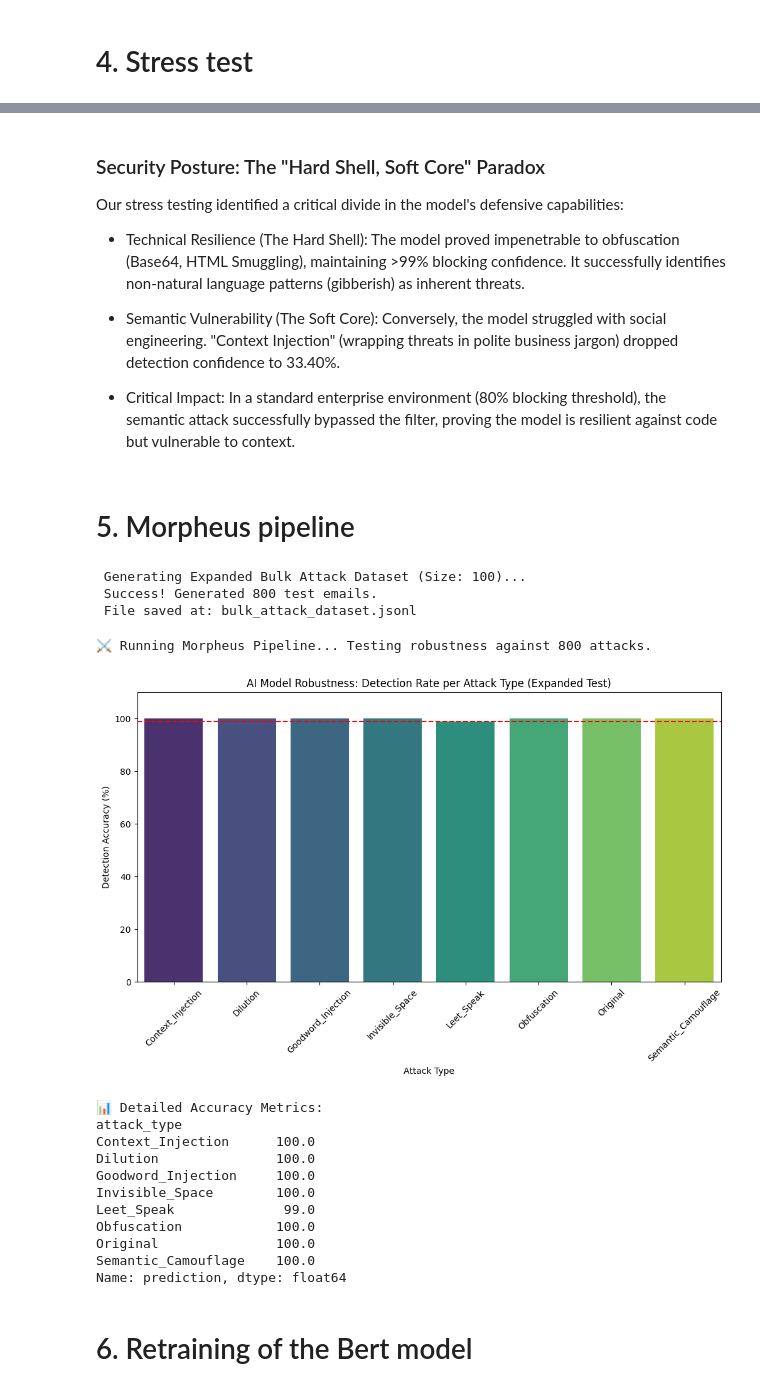
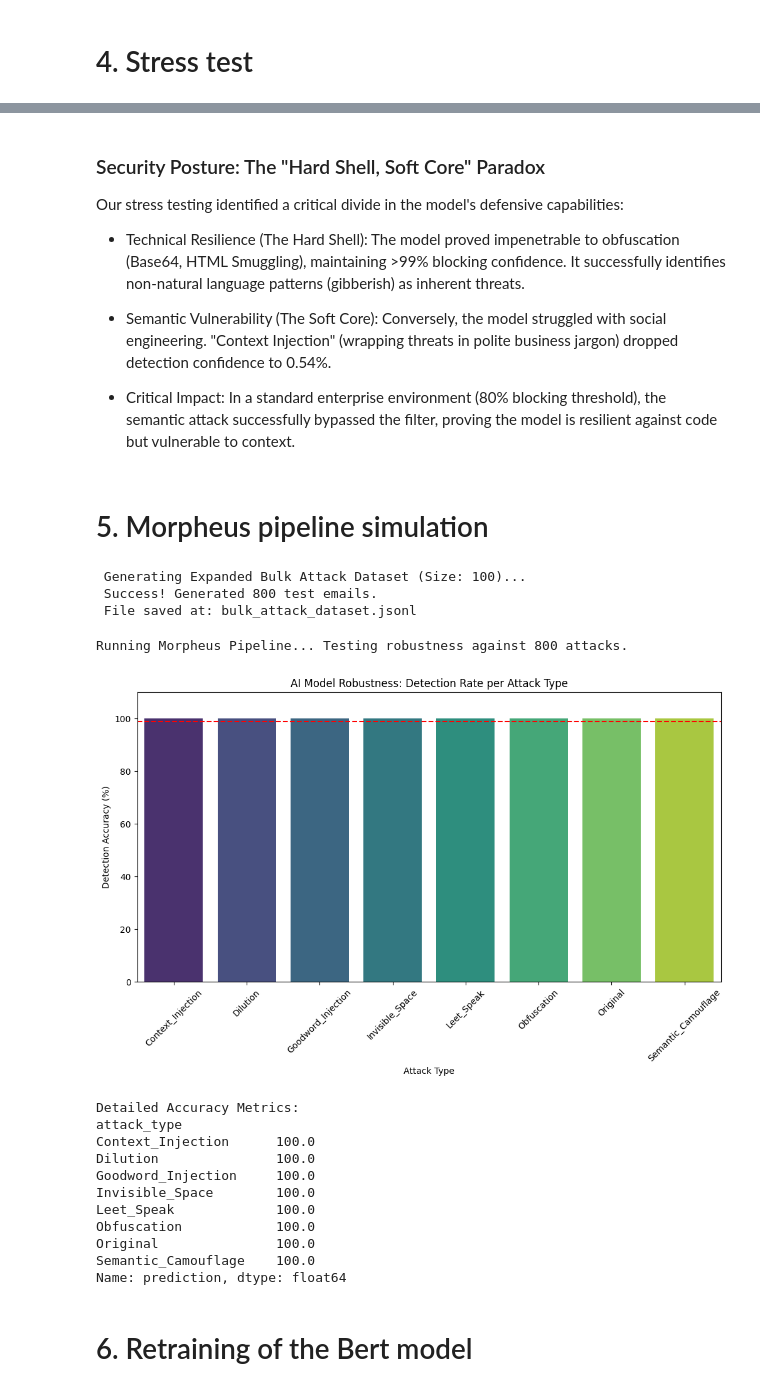
Before and after one commit to ItsBarMor/AI-Driven-Cybersecurity, a Jupyter notebook: notebook.ipynb, the cells around one changed output, grey strips where cells are left out. Cells and saved outputs as stored; diff of their text form; code cells hidden in the pictures.

```diff
--- a/notebook.ipynb
+++ b/notebook.ipynb
@@ -740,11 +702,11 @@ Our stress testing identified a critical divide in the model's defensive capabil
 
 * Technical Resilience (The Hard Shell): The model proved impenetrable to obfuscation (Base64, HTML Smuggling), maintaining >99% blocking confidence. It successfully identifies non-natural language patterns (gibberish) as inherent threats.
 
-* Semantic Vulnerability (The Soft Core): Conversely, the model struggled with social engineering. "Context Injection" (wrapping threats in polite business jargon) dropped detection confidence to 33.40%.
+* Semantic Vulnerability (The Soft Core): Conversely, the model struggled with social engineering. "Context Injection" (wrapping threats in polite business jargon) dropped detection confidence to 0.54%.
 
 * Critical Impact: In a standard enterprise environment (80% blocking threshold), the semantic attack successfully bypassed the filter, proving the model is resilient against code but vulnerable to context.
 # %% [markdown]
-# 5. Morpheus pipeline
+# 5. Morpheus pipeline simulation
 # %%
 # --- Configuration ---
 SOURCE_FILE = 'morpheus_dataset_final.jsonl'
@@ -864,48 +826,54 @@ print(f" File saved at: {OUTPUT_FILE}")
  File saved at: bulk_attack_dataset.jsonl
 # %%
 
-# 1. Load the expanded dataset (Ensuring it picks up the 250 samples)
+device = torch.device('cuda') if torch.cuda.is_available() else torch.device('cpu')
+model.to(device)
 test_df = pd.read_json('bulk_attack_dataset.jsonl', lines=True)
 
 def get_prediction(text):
     inputs = tokenizer(text, return_tensors="pt", truncation=True, padding=True, max_length=128)
+
+    # CRITICAL STEP: Move the input tensors to the same device as the model
+    inputs = {key: val.to(device) for key, val in inputs.items()}
+
     with torch.no_grad():
         logits = model(**inputs).logits
+
     return torch.argmax(logits, dim=1).item()
 
-# 2. Run the Stress Test
-print(f"⚔️ Running Morpheus Pipeline... Testing robustness against {len(test_df)} attacks.")
+# --- Run the Stress Test (Retry) ---
+print(f"Running Morpheus Pipeline... Testing robustness against {len(test_df)} attacks.")
+
+# This should work now without the RuntimeError
 test_df['prediction'] = test_df['text'].apply(get_prediction)
 
-# 3. Calculate accuracy (Fixed the Pandas FutureWarning)
-# We calculate accuracy per group specifically to avoid the grouping column warning
+# Calculate accuracy
 accuracy_results = test_df.groupby('attack_type')['prediction'].apply(lambda x: (x == 1).mean() * 100)
 
-# 4. Visualization (Fixed the Seaborn FutureWarning)
+# Visualization
 plt.figure(figsize=(12, 6))
-# Added 'hue' and set 'legend=False' to satisfy new Seaborn requirements
 sns.barplot(x=accuracy_results.index, y=accuracy_results.values, hue=accuracy_results.index, palette='viridis', legend=False)
 
-plt.title('AI Model Robustness: Detection Rate per Attack Type (Expanded Test)')
+plt.title('AI Model Robustness: Detection Rate per Attack Type')
 plt.ylabel('Detection Accuracy (%)')
 plt.xlabel('Attack Type')
 plt.ylim(0, 110)
-plt.axhline(99, color='red', linestyle='--', label='Baseline Accuracy (99%)')
-plt.xticks(rotation=45) # Rotated labels for better readability
+plt.axhline(99, color='red', linestyle='--', label='Baseline')
+plt.xticks(rotation=45)
 plt.show()
 
-print("\n📊 Detailed Accuracy Metrics:")
+print("\nDetailed Accuracy Metrics:")
 print(accuracy_results)
 # %% [output]
-⚔️ Running Morpheus Pipeline... Testing robustness against 800 attacks.
+Running Morpheus Pipeline... Testing robustness against 800 attacks.
-[figure, old version]
+[figure, new version]
-📊 Detailed Accuracy Metrics:
+Detailed Accuracy Metrics:
 attack_type
 Context_Injection      100.0
 Dilution               100.0
 Goodword_Injection     100.0
 Invisible_Space        100.0
-Leet_Speak              99.0
+Leet_Speak             100.0
 Obfuscation            100.0
 Original               100.0
 Semantic_Camouflage    100.0
```
Also changed, not shown: parts of 16 cells of this notebook.
